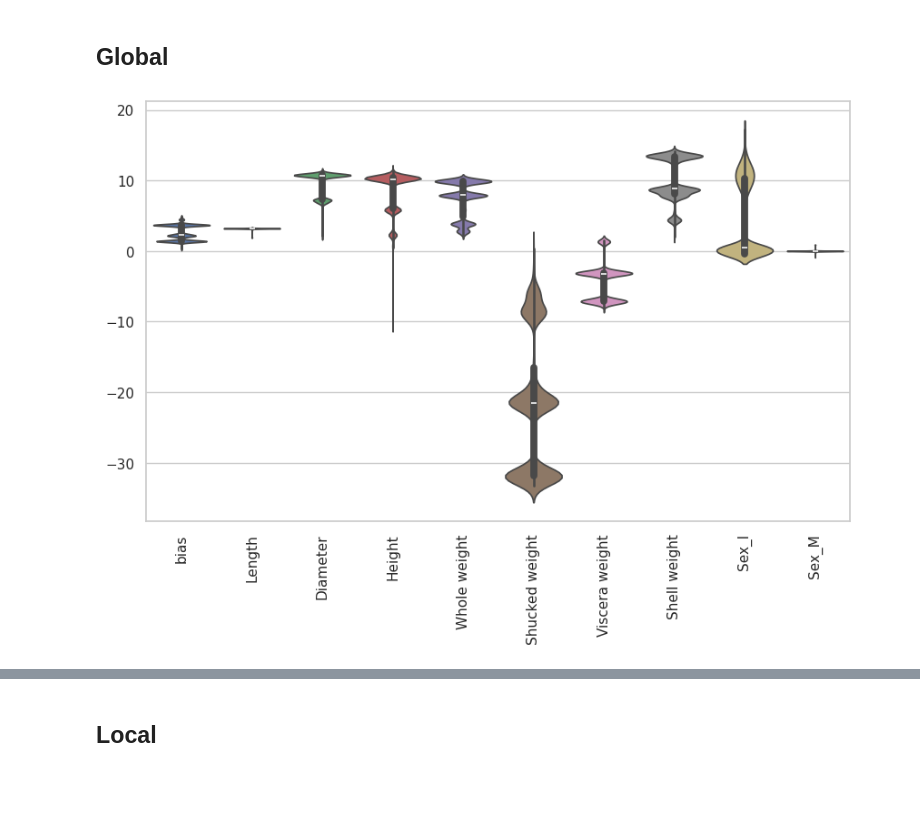
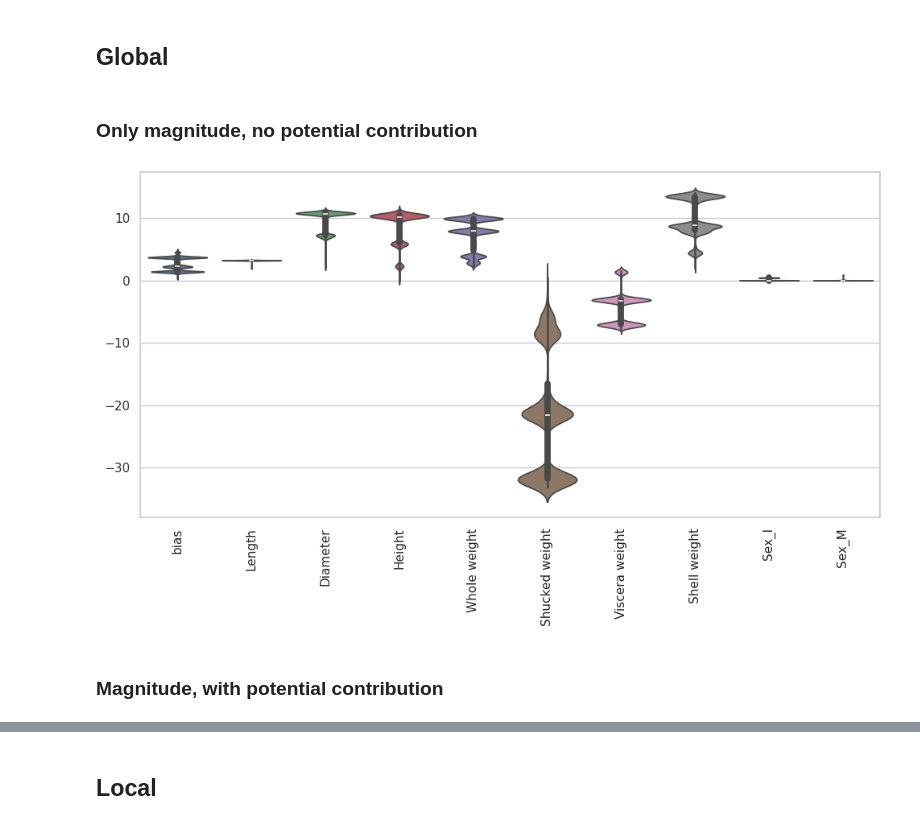
Before and after one commit to eirihoyh/Interpretable-NNs, a Jupyter notebook: additional_experiments/abalone/abalone.ipynb, the cells around one changed output, grey strips where cells are left out. Cells and saved outputs as stored; diff of their text form; code cells hidden in the pictures; blank space fills up the shorter version.

Commit message:
updated abalone experiment to fit the new code

```diff
--- a/additional_experiments/abalone/abalone.ipynb
+++ b/additional_experiments/abalone/abalone.ipynb
@@ -236,6 +238,7 @@ plt.show()
 # Explanations
 # %%
 device = torch.device("cpu")
+net = torch.load('network/net0', weights_only=False).to(device)
 net.to(device)
 # %% [output]
 BayesianNetwork(
@@ -249,23 +252,26 @@ BayesianNetwork(
 variable_names = ["bias", "Length", "Diameter", "Height", "Whole weight", "Shucked weight", "Viscera weight", "Shell weight", "Sex_I", "Sex_M"]
 # %% [markdown]
 ## Global
+# %% [markdown]
+### Only magnitude, no potential contribution
 # %%
 data = torch.tensor(X_train_original,dtype = torch.float32)
 num_samp = 10
 contributions_lin = np.zeros((len(X_train_original), num_samp, p))
 
 for ind, d in enumerate(data):
-    expl, _, _ = pip_func.local_explain_piecewise_linear_act(net, d, n_samples=10)
-    contributions_lin[ind] = expl
+    expl, _, _ = pip_func.local_explain_piecewise_linear_act(net, d, n_samples=num_samp, include_potential_contribution=False)
+    contributions_lin[ind] = expl[:,:,0]
 # %%
-import seaborn as sns
-import pandas as pd
 df = pd.DataFrame(contributions_lin.reshape(len(X_train_original)*num_samp,-1), columns=variable_names)
 plt.figure(figsize=(10,6))
 sns.set(style="whitegrid")
 sns.violinplot(df)
 plt.xticks(rotation=90)
-plt.savefig("imgs/global_explain_abalone.png")
+plt.tight_layout()
+plt.savefig("imgs/global_explain_abalone_no_potential_contribution.png")
 plt.show()
 # %% [output]
-[figure, old version]
+[figure, new version]
+# %% [markdown]
+### Magnitude, with potential contribution
```
Also changed, not shown: parts of 14 cells of this notebook, 9 other files.
